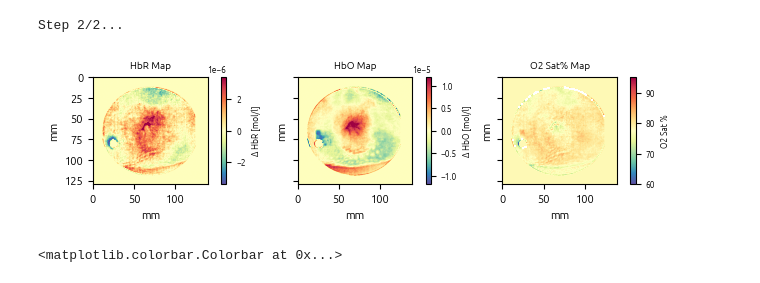
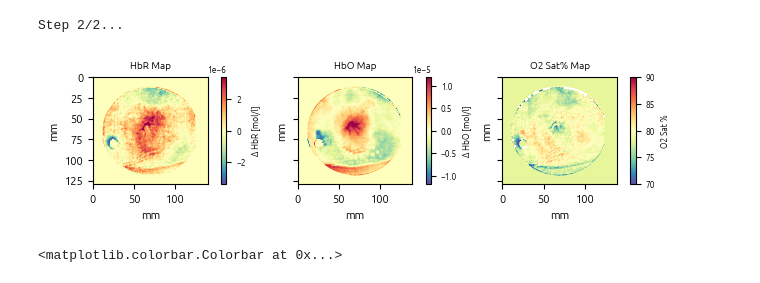
Before and after one commit to nicocarbone/MamoRefCodePublic, a Jupyter notebook: MamoRefRecon2D_ClinicalCase2.ipynb, the cells around one changed output. Cells and saved outputs as stored; diff of their text form; code cells hidden in the pictures.

```diff
--- a/MamoRefRecon2D_ClinicalCase2.ipynb
+++ b/MamoRefRecon2D_ClinicalCase2.ipynb
@@ -233,39 +233,37 @@ Oxy.set_title("HbO Map")
 
 if doSatMap:
     TotMap_CC2_2D = (OxyMap_CC2_2D_filtered+np.min(OxyMap_CC2_2D_filtered))/(OxyMap_CC2_2D_filtered +
                                                                              np.min(OxyMap_CC2_2D_filtered) + (desOxyMap_CC2_2D_filtered+np.min(desOxyMap_CC2_2D_filtered)))*100
     TotMap_CC2_2D[TotMap_CC2_2D>100]=np.nan
 
-    sd = np.nanstd(TotMap_CC2_2D)
-    median = np.nanmedian(TotMap_CC2_2D)
-    vmax = median + maxDev * sd
-    vmin = median - maxDev * sd
+    vmax = 90
+    vmin = 70
 
-    figTot = Tot.imshow(TotMap_CC2_2D, vmin=60, vmax=95,
+    figTot = Tot.imshow(TotMap_CC2_2D, vmin=vmin, vmax=vmax,
                         cmap=mp.colormaps[colorMap], extent=extent)
 
     for i in range(len(interestPositions)):
         Tot.scatter(interestPositions[i][1]/scale,
                     interestPositions[i][0]/scale, marker="x", c="green")
         Tot.annotate(str(interestSaturations[i]), xy=(interestPositions[i][1]/scale,
                                                       interestPositions[i][0]/scale), xytext=(10, 10), textcoords="offset pixels")
 
     c3 = figSats.colorbar(figTot, ax=Tot, fraction=0.04, pad=0.1)
     c3.set_label("O2 Sat %")
     Tot.set_xlabel("mm")
     Tot.set_ylabel("mm")
 
 if doTotMap:
         Tot.set_title("Total HB HBMap")
 
 if doSatMap:
     Tot.set_title("O2 Sat% Map")
 
 figSats.tight_layout()
 
 figSats.savefig("CC2_HbMaps_withSat.png", bbox_inches='tight', dpi=300)
 # %% [output]
-[figure, old version]
+[figure, new version]
 # %%
 o2SatMap = (OxyMap_CC2_2D_filtered+np.min(OxyMap_CC2_2D_filtered))/(OxyMap_CC2_2D_filtered +
                                                                     np.min(OxyMap_CC2_2D_filtered) + (desOxyMap_CC2_2D_filtered+np.min(desOxyMap_CC2_2D_filtered)))*100
```
Also changed, not shown: 12 other files.
